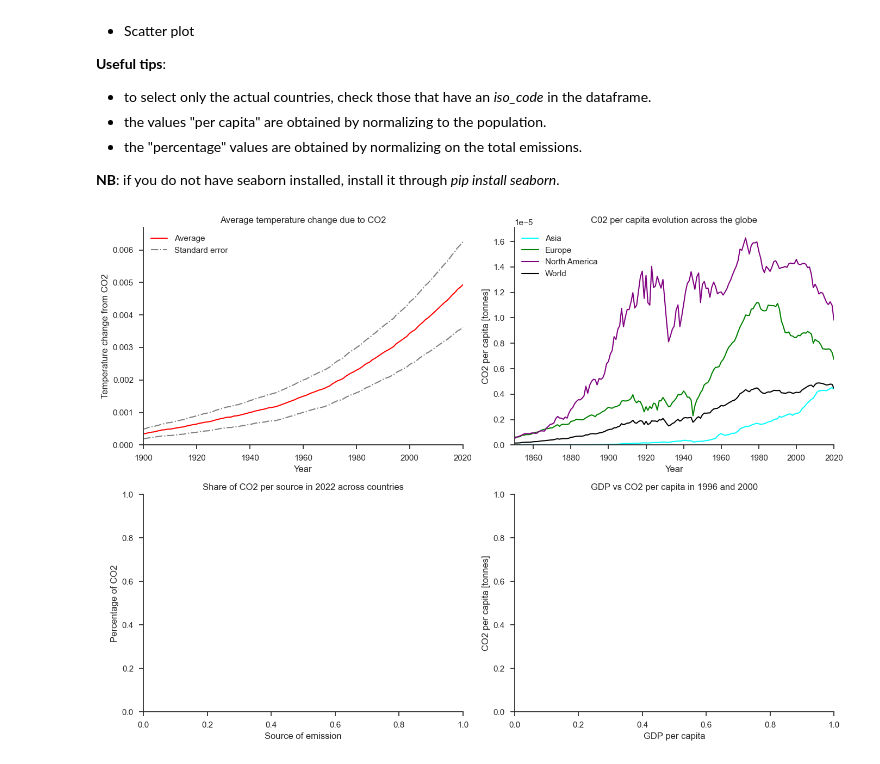
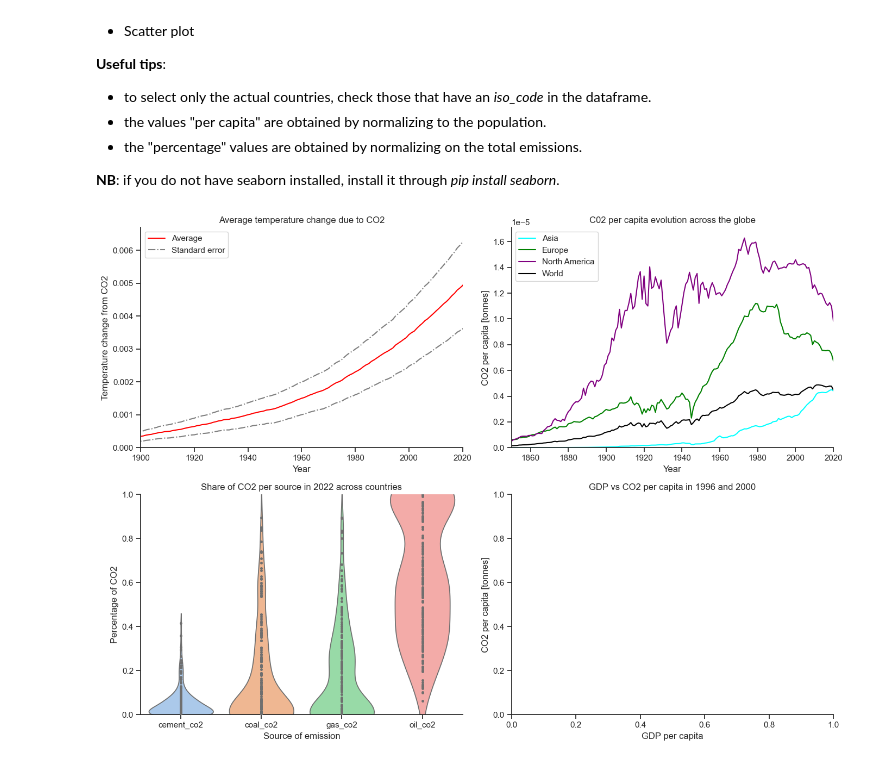
Before and after one commit to Wii42/data_science_ex, a Jupyter notebook: ex_7/W7_assignment.ipynb, the cells around one changed output. Drawn from its saved outputs; the diff is of its cells as text; code cells hidden in the pictures.

Commit message:
finished plot 3 ex7

```diff
--- a/ex_7/W7_assignment.ipynb
+++ b/ex_7/W7_assignment.ipynb
@@ -86,32 +86,48 @@ def subplot2(fig: plt.Figure):
 
 def subplot3(fig: plt.Figure):
     plot: plt.Axes = fig.add_subplot(2, 2, 3)
     plot.set_title('Share of CO2 per source in 2022 across countries')
     plot.set_xlabel('Source of emission')
     plot.set_ylabel('Percentage of CO2')
+    plot.set_ylim(bottom=0, top=1)
+    data = df.groupby('year') # group data frame after year
+    data = data.get_group(2022) # get year 2022
+    data = data[['cement_co2', 'coal_co2', 'gas_co2', 'oil_co2']] # select relevant columns
+    data_sum = data.sum(axis=1) # count total emissions for each country
+    # divide for each country and each co2 emission trough total emission to get percentuage of specific emission
+    data_percentage = (data.div(data_sum,axis=0))
+
+    # plot violin plot
+    # i could not change the color like in the given plots,
+    # since there is no similar palette and I did'n find out how to change manually
+    sns.violinplot(data_percentage, inner = 'point')
+
+
 
 
 def subplot4(fig: plt.Figure):
     plot: plt.Axes = fig.add_subplot(2, 2, 4)
     plot.set_title('GDP vs CO2 per capita in 1996 and 2000')
     plot.set_xlabel('GDP per capita')
     plot.set_ylabel('CO2 per capita [tonnes]')
 
 
-sns.set_theme(style='ticks', palette='muted')
+sns.set_theme(style='ticks', palette='pastel')
 
 df: pd.DataFrame = pd.read_csv('data/owid-co2-data-reduced.csv')
 df_nations_only = df[df.iso_code.notnull()]  # keep only rows where iso code is net null, e.g. belongs to a country
 df_co2_per_capita = df.assign(co2_per_capita=lambda x: df['co2'] / df['population'])
+
+
 
 fig: plt.Figure = plt.figure(figsize=(14, 10))
 subplot1(fig)
 subplot2(fig)
 df.groupby('iso_code').get_group('AFG')
 subplot3(fig)
 subplot4(fig)
 sns.despine()
 fig.tight_layout()
 plt.show()
 # %% [output]
-[figure, old version]
+[figure, new version]
```
